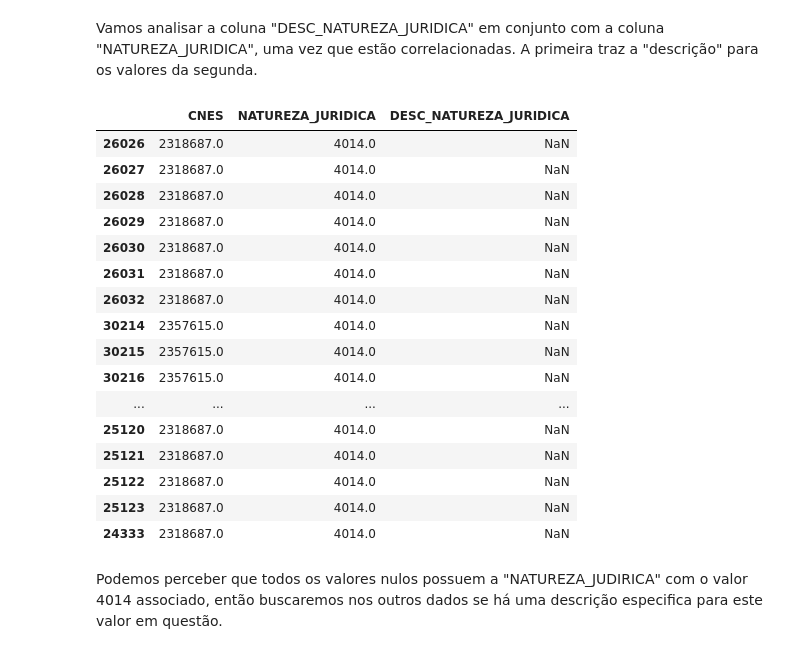
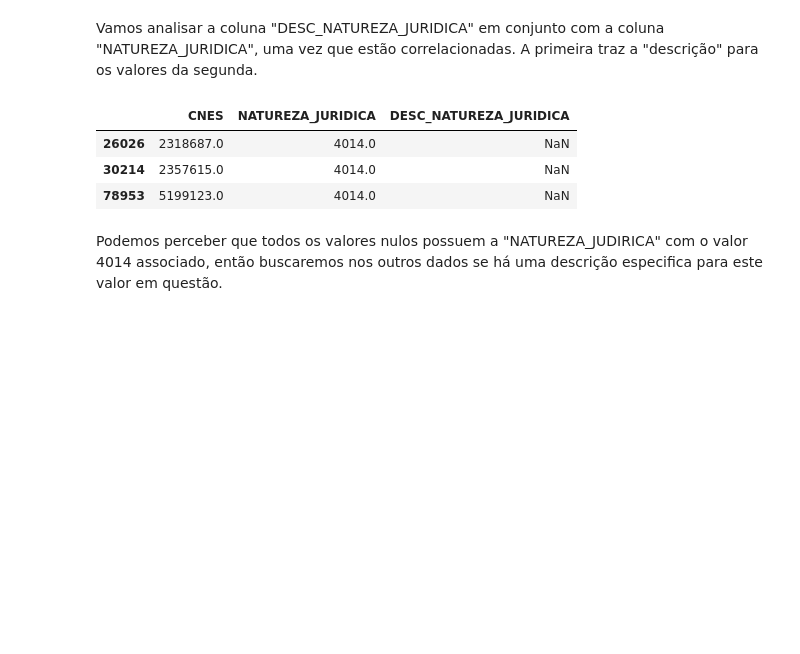
Before and after one commit to RenanGroot/EDA-Hospitais-e-Leitos, a Jupyter notebook: EDA - Hospitais e Leitos.ipynb, the cells around one changed output. Drawn from its saved outputs; the diff is of its cells as text; code cells hidden in the pictures; blank space fills up the shorter version.

```diff
--- a/EDA - Hospitais e Leitos.ipynb
+++ b/EDA - Hospitais e Leitos.ipynb
@@ -240,25 +232,12 @@ Podemos perceber que ela "propagava" a quantidade de nulos para as outras coluna
 Vamos analisar a coluna "DESC_NATUREZA_JURIDICA" em conjunto com a coluna "NATUREZA_JURIDICA", uma vez que estão correlacionadas. A primeira traz a "descrição" para os valores da segunda.
 # %%
 # DataFrame contendo as linhas (com algumas colunas selecionadas), em que há valores nulos na coluna "DESC_NATUREZA_JURIDICA"
-df_final[["CNES","NATUREZA_JURIDICA","DESC_NATUREZA_JURIDICA"]][df_final["DESC_NATUREZA_JURIDICA"].isna()]
+df_final[["CNES","NATUREZA_JURIDICA","DESC_NATUREZA_JURIDICA"]][df_final["DESC_NATUREZA_JURIDICA"].isna()].drop_duplicates()
 # %% [output]
 |  | CNES | NATUREZA_JURIDICA | DESC_NATUREZA_JURIDICA |
 | 26026 | 2318687.0 | 4014.0 | NaN |
-| 26027 | 2318687.0 | 4014.0 | NaN |
-| 26028 | 2318687.0 | 4014.0 | NaN |
-| 26029 | 2318687.0 | 4014.0 | NaN |
-| 26030 | 2318687.0 | 4014.0 | NaN |
-| 26031 | 2318687.0 | 4014.0 | NaN |
-| 26032 | 2318687.0 | 4014.0 | NaN |
 | 30214 | 2357615.0 | 4014.0 | NaN |
-| 30215 | 2357615.0 | 4014.0 | NaN |
-| 30216 | 2357615.0 | 4014.0 | NaN |
-| ... | ... | ... | ... |
-| 25120 | 2318687.0 | 4014.0 | NaN |
-| 25121 | 2318687.0 | 4014.0 | NaN |
-| 25122 | 2318687.0 | 4014.0 | NaN |
-| 25123 | 2318687.0 | 4014.0 | NaN |
-| 24333 | 2318687.0 | 4014.0 | NaN |
+| 78953 | 5199123.0 | 4014.0 | NaN |
 # %% [markdown]
 Podemos perceber que todos os valores nulos possuem a "NATUREZA_JUDIRICA" com o valor 4014 associado, então buscaremos nos outros dados se há uma descrição especifica para este valor em questão.
 # %%
```
Also changed, not shown: parts of 17 cells of this notebook.
